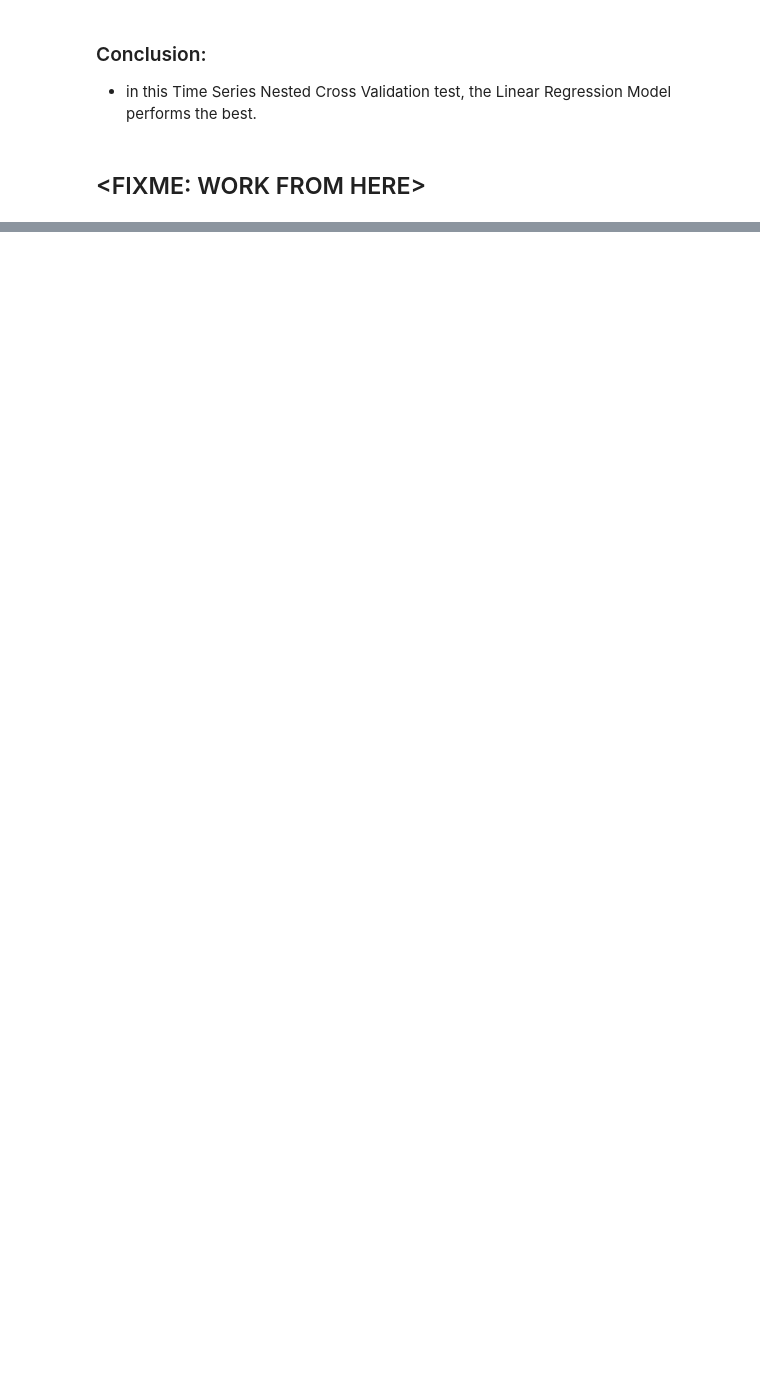
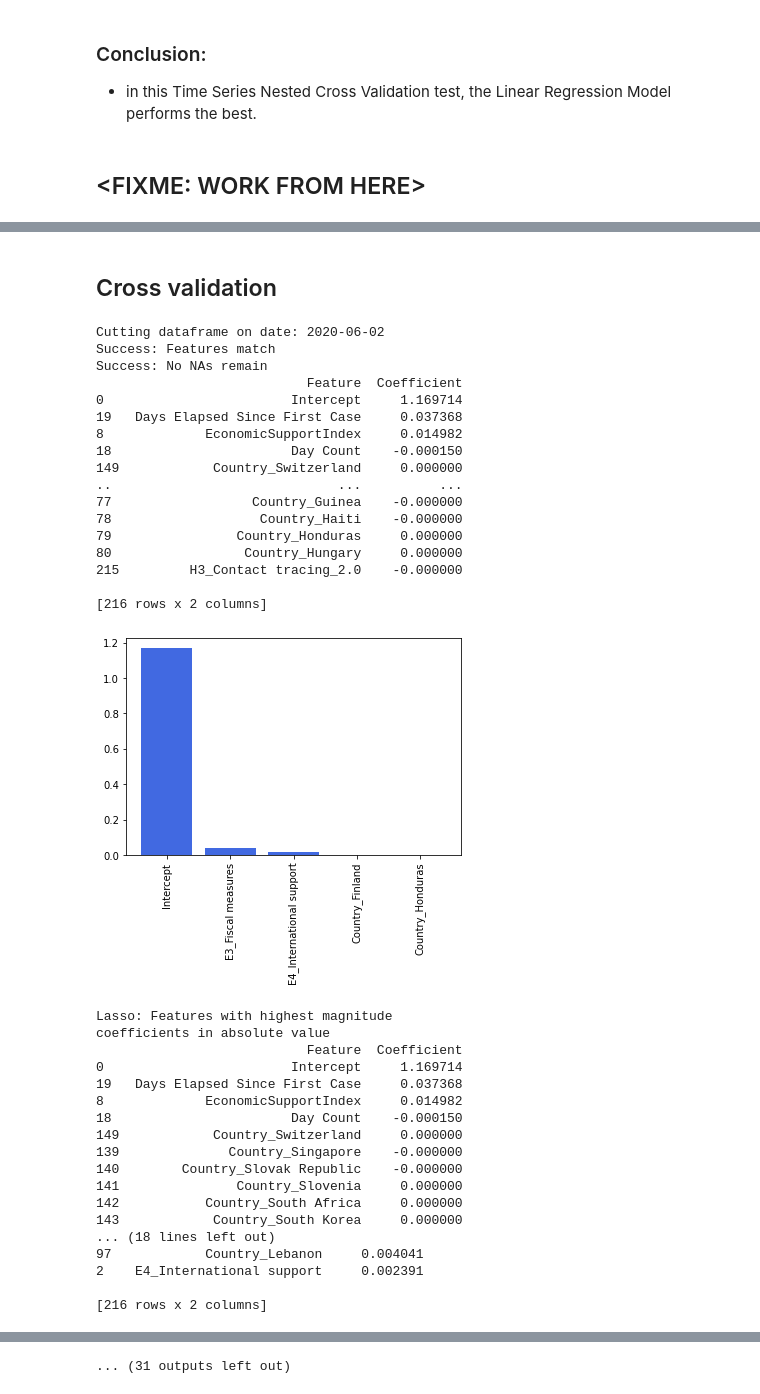
Before and after one commit to rceid/ML_Covid, a Jupyter notebook: scripts/model_fitting.ipynb, the cells around one changed output, grey strips where cells are left out. Saved outputs shown, nothing was run; the diff lists cells and outputs as text; code cells hidden in the pictures; blank space fills up the shorter version.

```diff
--- a/scripts/model_fitting.ipynb
+++ b/scripts/model_fitting.ipynb
@@ -407,0 +397,50 @@ spain.to_pickle("../data/predictions_log_spain.pkl")
+# %% [markdown]
+## Cross validation
+# %%
+weeks_for_cv = [0,1,2,3,4,5,6]
+n_weeks_prediction = 2
+results = {}
+for i in weeks_for_cv:
+    shorter_df = pipeline.cut_df_on_weeks(df, i)
+    df_train, df_test = pipeline.split_and_scale_on_last_weeks(shorter_df, n_weeks_prediction)
+    pipeline.sanity_check(df_train, df_test)
+    X_train, y_train = pipeline.divide_target_and_features(df_train, 'log_cases')
+    X_test, y_test = pipeline.divide_target_and_features(df_test, 'log_cases')
+    dct = pipeline.train_and_evaluate(X_train, y_train, X_test, y_test)
+    results['Until week: ' +str(i)] = dct
+# %% [output]
+Cutting dataframe on date: 2020-06-02
+Success: Features match
+Success: No NAs remain
+                           Feature  Coefficient
+0                        Intercept     1.169714
+19   Days Elapsed Since First Case     0.037368
+8             EconomicSupportIndex     0.014982
+18                       Day Count    -0.000150
+149            Country_Switzerland     0.000000
+..                             ...          ...
+77                  Country_Guinea    -0.000000
+78                   Country_Haiti    -0.000000
+79                Country_Honduras     0.000000
+80                 Country_Hungary     0.000000
+215         H3_Contact tracing_2.0    -0.000000
+
+[216 rows x 2 columns]
+[figure, added]
+Lasso: Features with highest magnitude                                coefficients in absolute value
+                           Feature  Coefficient
+0                        Intercept     1.169714
+19   Days Elapsed Since First Case     0.037368
+8             EconomicSupportIndex     0.014982
+18                       Day Count    -0.000150
+149            Country_Switzerland     0.000000
+139              Country_Singapore    -0.000000
+140        Country_Slovak Republic    -0.000000
+141               Country_Slovenia     0.000000
+142           Country_South Africa     0.000000
+143            Country_South Korea     0.000000
+... (18 lines left out)
+97            Country_Lebanon     0.004041
+2    E4_International support     0.002391
+
+[216 rows x 2 columns]
@@ -407,0 +520 @@ spain.to_pickle("../data/predictions_log_spain.pkl")
+... (31 outputs left out)
```
Also changed, not shown: parts of 31 cells of this notebook, 5 other files.
